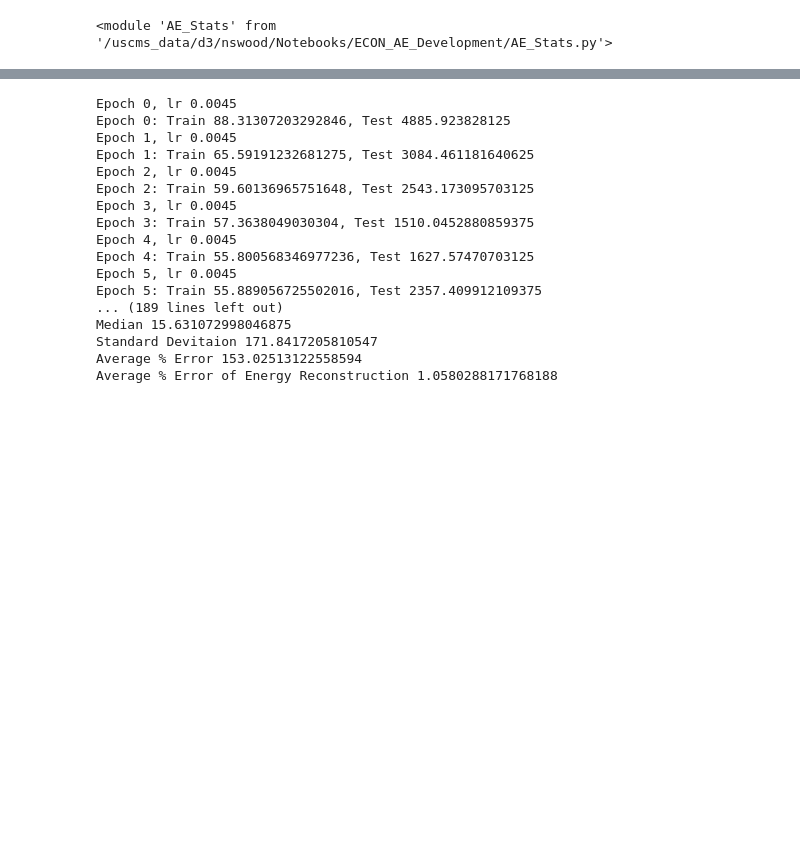
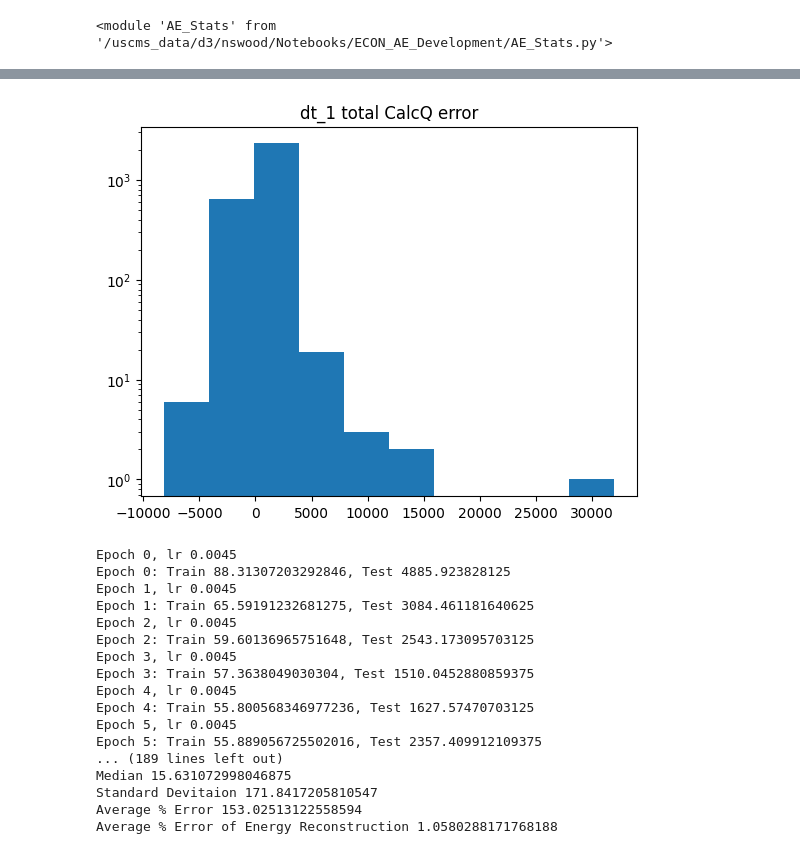
Before and after one commit to nswood/HGCAL_AE, a Jupyter notebook: SimpleConv.ipynb, the cells around one changed output, grey strips where cells are left out. Saved outputs shown, nothing was run; the diff lists cells and outputs as text; code cells hidden in the pictures; blank space fills up the shorter version.

```diff
--- a/SimpleConv.ipynb
+++ b/SimpleConv.ipynb
@@ -330,3 +330,9 @@ plt.show()
+# %%
+plt.title('dt_1 total CalcQ error')
+plt.hist((torch.sum(dt_1[-size_test:,0:48]*std_dt_1+mean_dt_1,dim=1)-torch.sum(model_1(dt_1[-size_test:,0:48])*std_dt_1+mean_dt_1,dim=1)).detach().numpy(),log = True)
+plt.show()
+# %% [output]
+[figure, added]
 # %%
 ##### fine-tune autoencoder
 #batch 500
```
Also changed, not shown: parts of 9 cells of this notebook, 40 other files.
